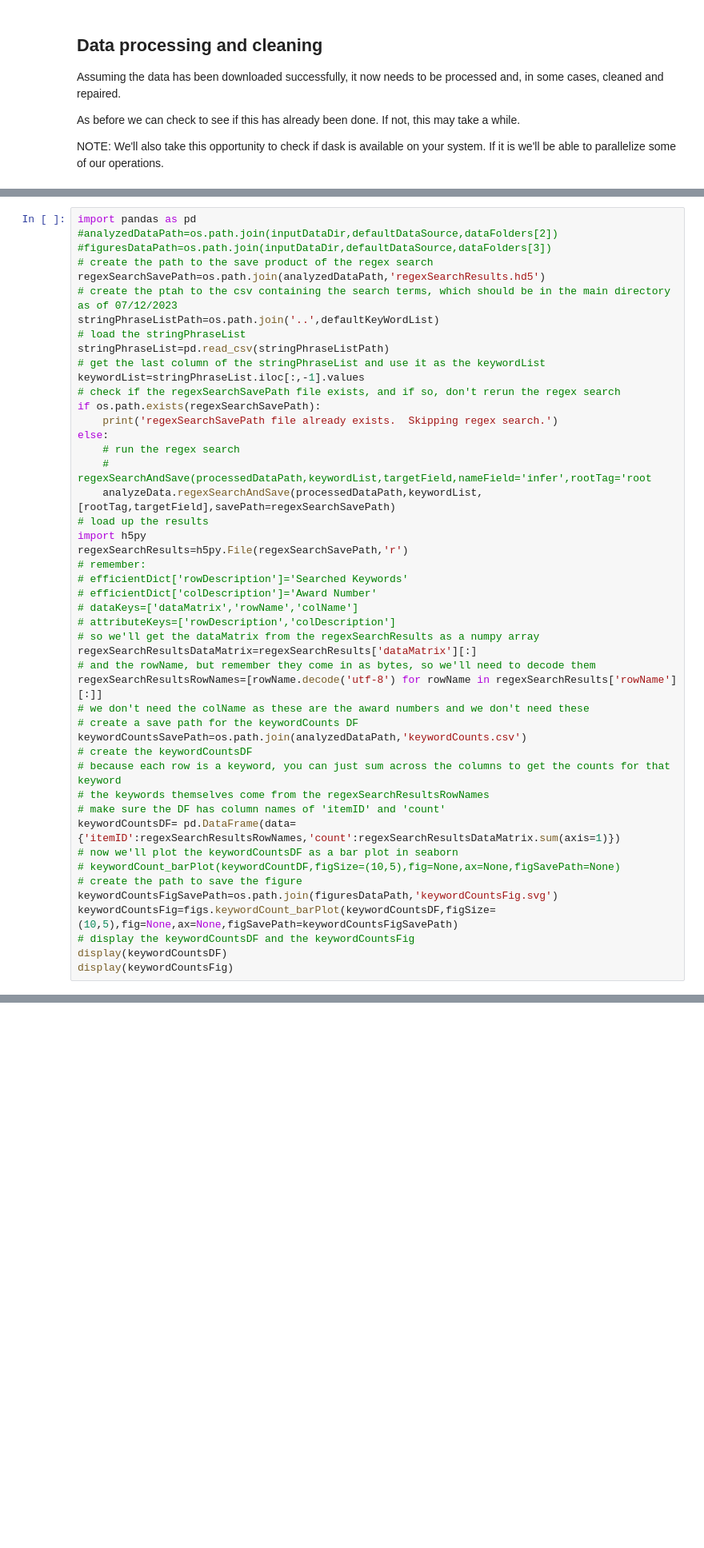
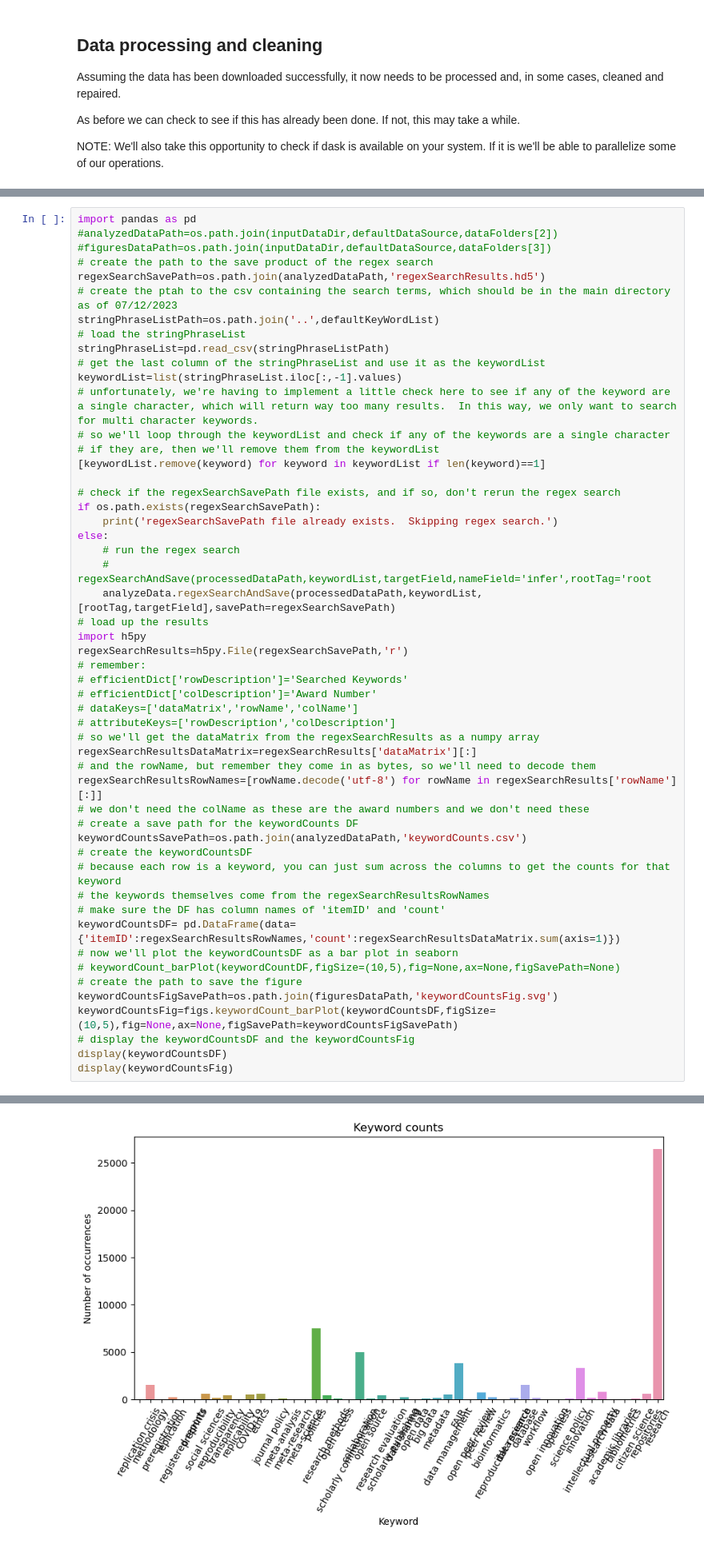
Before and after one commit to DanNBullock/USG_grants_crawl, a Jupyter notebook: notebooks/GenericDataSource_processAndFigs.ipynb, the cells around one changed output, grey strips where cells are left out. Shown: that part at 80% size. Saved outputs shown, nothing was run; the diff lists cells and outputs as text; blank space fills up the shorter version.

```diff
--- a/notebooks/GenericDataSource_processAndFigs.ipynb
+++ b/notebooks/GenericDataSource_processAndFigs.ipynb
@@ -300,7 +307,12 @@ stringPhraseListPath=os.path.join('..',defaultKeyWordList)
 # load the stringPhraseList
 stringPhraseList=pd.read_csv(stringPhraseListPath)
 # get the last column of the stringPhraseList and use it as the keywordList
-keywordList=stringPhraseList.iloc[:,-1].values
+keywordList=list(stringPhraseList.iloc[:,-1].values)
+# unfortunately, we're having to implement a little check here to see if any of the keyword are a single character, which will return way too many results.  In this way, we only want to search for multi character keywords.
+# so we'll loop through the keywordList and check if any of the keywords are a single character
+# if they are, then we'll remove them from the keywordList
+[keywordList.remove(keyword) for keyword in keywordList if len(keyword)==1]
+
 # check if the regexSearchSavePath file exists, and if so, don't rerun the regex search
 if os.path.exists(regexSearchSavePath):
     print('regexSearchSavePath file already exists.  Skipping regex search.')
@@ -357,3 +372,4 @@ WARNING: targetRegexText is None
+[figure, added]
 # %% [markdown]
 ### What counts and what doesn't
 
```
Also changed, not shown: parts of 12 cells of this notebook, 7 other files.
